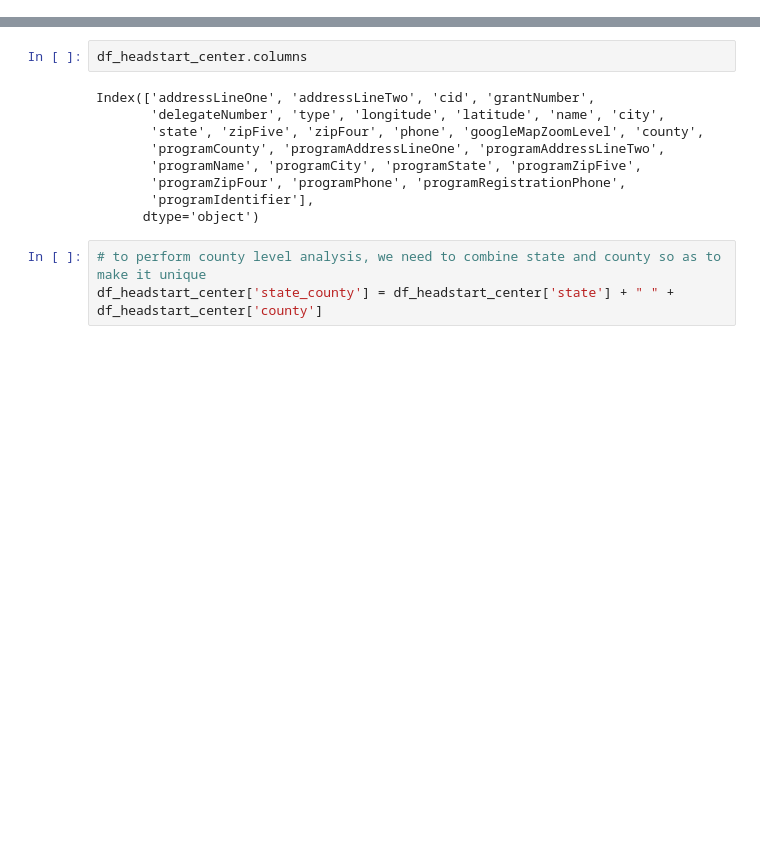
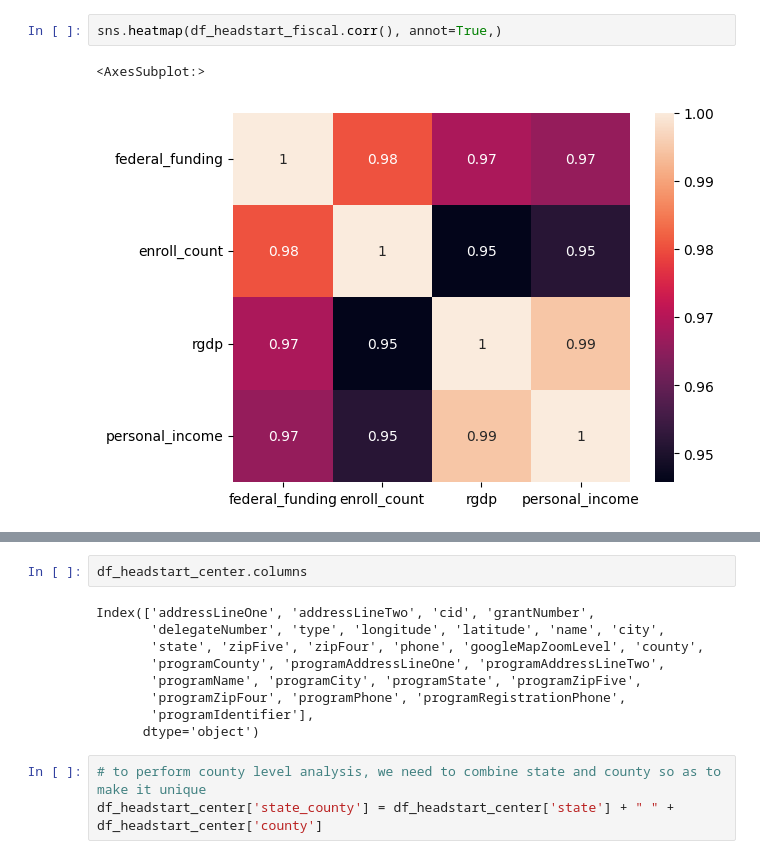
Before and after one commit to AGA-Datathon-2023/Dataminers, a Jupyter notebook: analysis_submission.ipynb, the cells around one changed output, grey strips where cells are left out. Saved outputs shown, nothing was run; the diff lists cells and outputs as text; blank space fills up the shorter version.

```diff
--- a/analysis_submission.ipynb
+++ b/analysis_submission.ipynb
@@ -37,0 +95,5 @@ df_headstart_fiscal.head()
+# %%
+sns.heatmap(df_headstart_fiscal.corr(), annot=True,)
+# %% [output]
+<AxesSubplot:>
+[figure, added]
```
Also changed, not shown: parts of 52 cells of this notebook.
